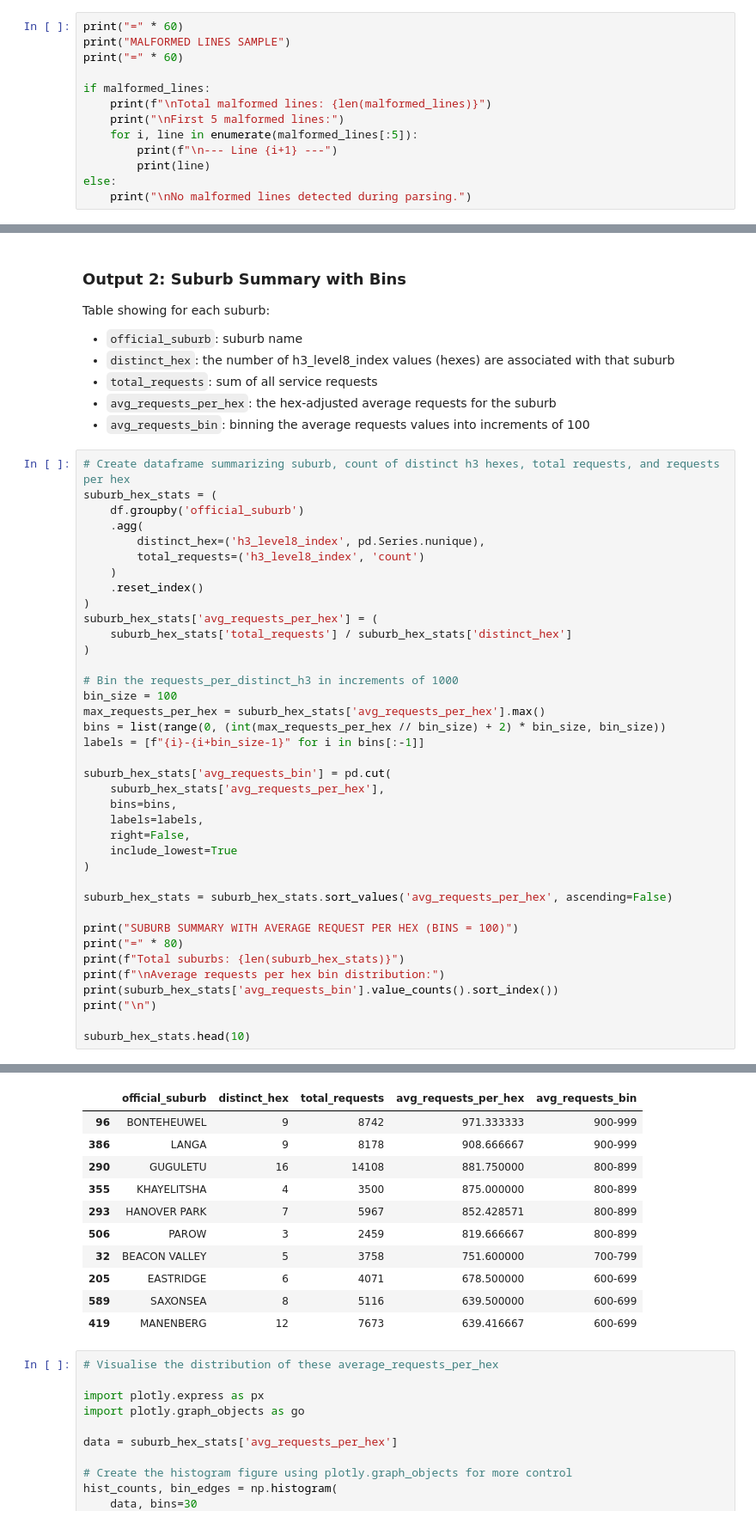
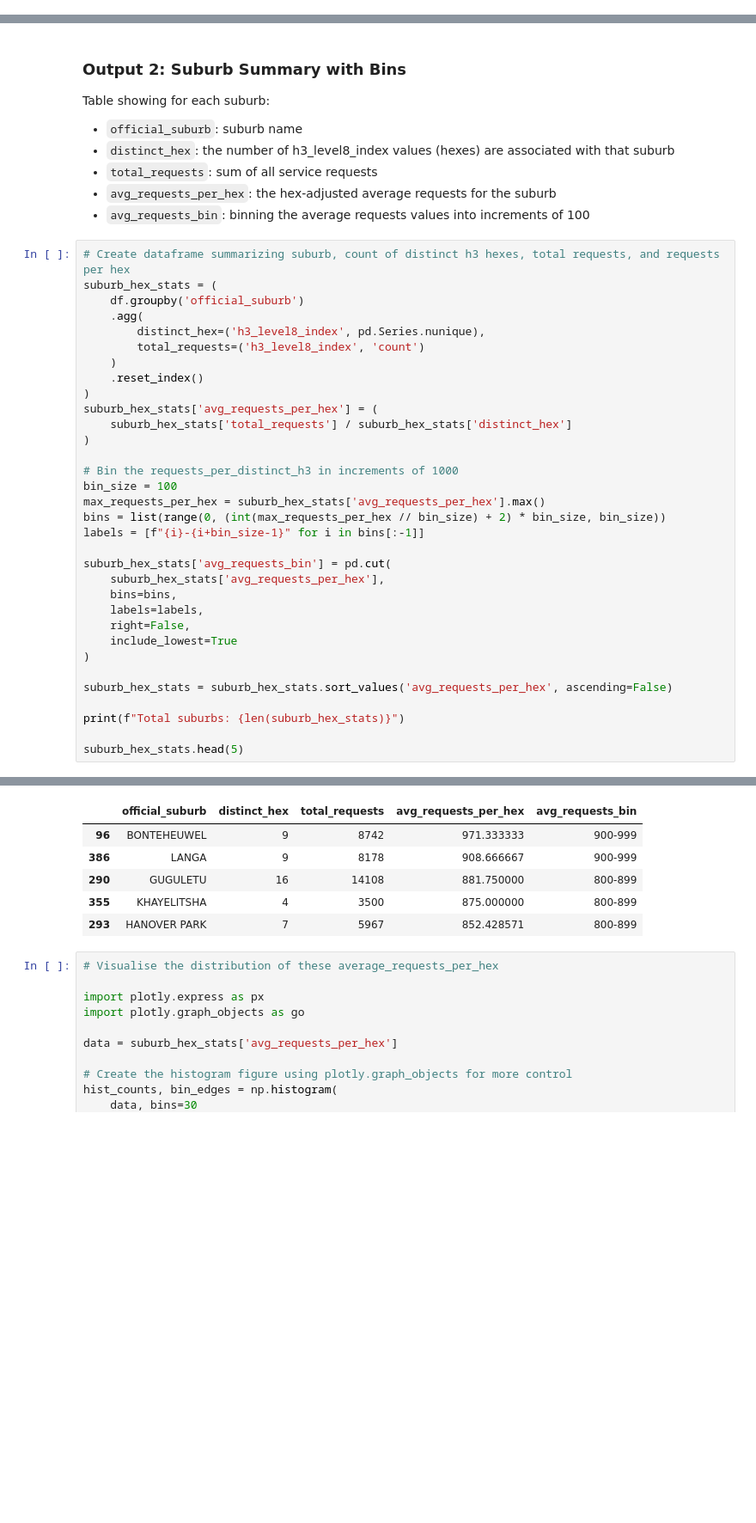
Before and after one commit to thedataferret/coct_ds_code_challenge, a Jupyter notebook: classification.ipynb, the cells around one changed output, grey strips where cells are left out. Shown at 86% size. Drawn from its saved outputs; the diff is of its cells as text; blank space fills up the shorter version.

```diff
--- a/classification.ipynb
+++ b/classification.ipynb
@@ -245,13 +48,0 @@ invalid_h3_index                         |        0 records |   0.00%
-# %%
-print("=" * 60)
-print("MALFORMED LINES SAMPLE")
-print("=" * 60)
-
-if malformed_lines:
-    print(f"\nTotal malformed lines: {len(malformed_lines)}")
-    print("\nFirst 5 malformed lines:")
-    for i, line in enumerate(malformed_lines[:5]):
-        print(f"\n--- Line {i+1} ---")
-        print(line)
-else:
-    print("\nNo malformed lines detected during parsing.")
@@ -539,12 +215,7 @@ suburb_hex_stats['avg_requests_bin'] = pd.cut(
 
 suburb_hex_stats = suburb_hex_stats.sort_values('avg_requests_per_hex', ascending=False)
 
-print("SUBURB SUMMARY WITH AVERAGE REQUEST PER HEX (BINS = 100)")
-print("=" * 80)
 print(f"Total suburbs: {len(suburb_hex_stats)}")
-print(f"\nAverage requests per hex bin distribution:")
-print(suburb_hex_stats['avg_requests_bin'].value_counts().sort_index())
-print("\n")
 
-suburb_hex_stats.head(10)
+suburb_hex_stats.head(5)
 # %% [output]
@@ -568,14 +223,9 @@ Name: count, dtype: int64
 |  | official_suburb | distinct_hex | total_requests | avg_requests_per_hex | avg_requests_bin |
 | 96 | BONTEHEUWEL | 9 | 8742 | 971.333333 | 900-999 |
 | 386 | LANGA | 9 | 8178 | 908.666667 | 900-999 |
 | 290 | GUGULETU | 16 | 14108 | 881.750000 | 800-899 |
 | 355 | KHAYELITSHA | 4 | 3500 | 875.000000 | 800-899 |
 | 293 | HANOVER PARK | 7 | 5967 | 852.428571 | 800-899 |
-| 506 | PAROW | 3 | 2459 | 819.666667 | 800-899 |
-| 32 | BEACON VALLEY | 5 | 3758 | 751.600000 | 700-799 |
-| 205 | EASTRIDGE | 6 | 4071 | 678.500000 | 600-699 |
-| 589 | SAXONSEA | 8 | 5116 | 639.500000 | 600-699 |
-| 419 | MANENBERG | 12 | 7673 | 639.416667 | 600-699 |
 # %%
 # Visualise the distribution of these average_requests_per_hex
 
```
Also changed, not shown: parts of 15 cells of this notebook, 1 other file.
